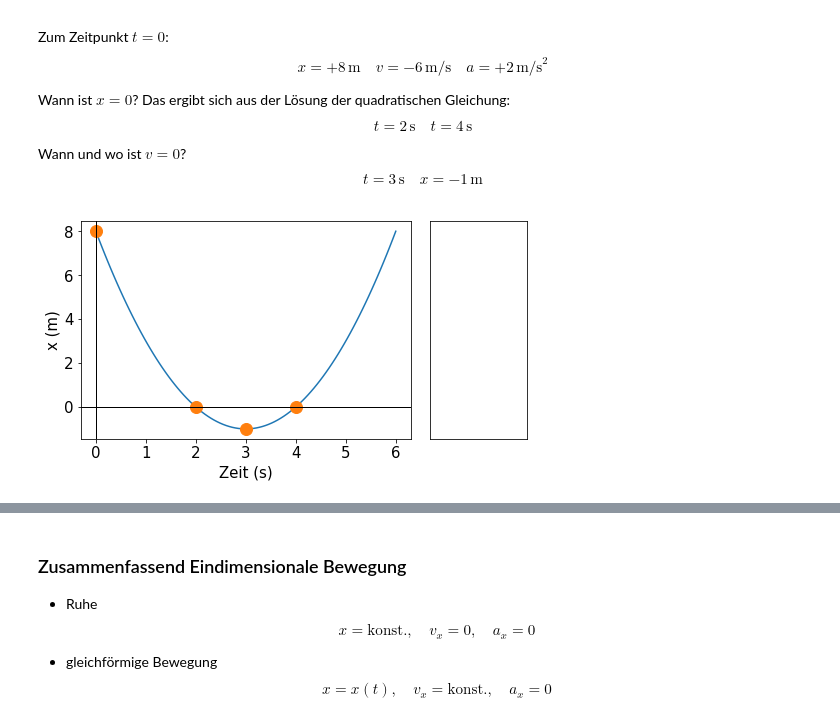
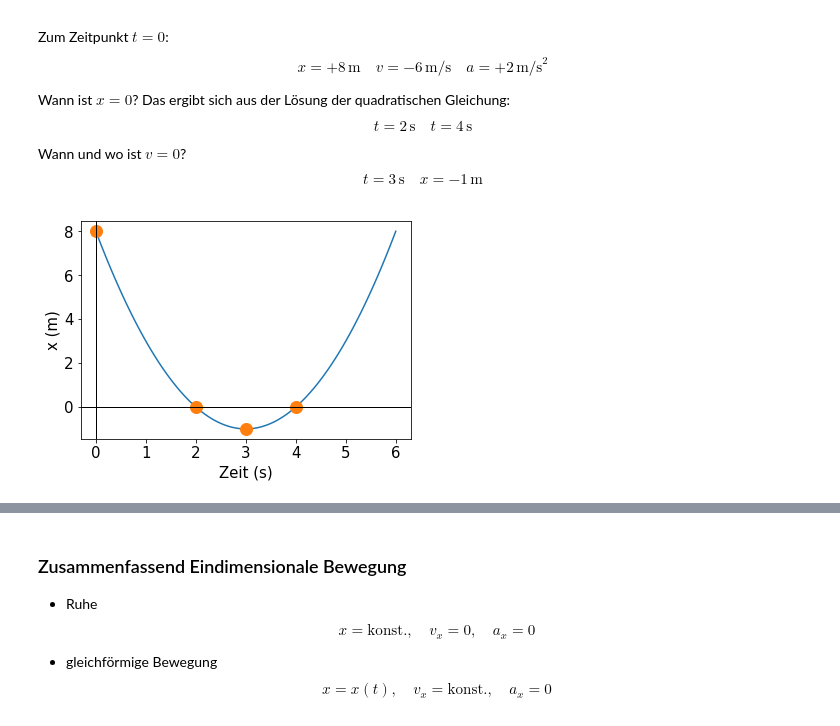
Before and after one commit to cdohl/physik1, a Jupyter notebook: 3.ipynb, the cells around one changed output, grey strips where cells are left out. Cells and saved outputs as stored; diff of their text form; code cells hidden in the pictures.

```diff
--- a/3.ipynb
+++ b/3.ipynb
@@ -195,29 +201,29 @@ $$ t=3\,\mathrm{s}\quad x=-1\,\mathrm{m}$$
 # %%
 %matplotlib inline
 import matplotlib.pyplot as plt
 import numpy as np
 mpl.rcParams['font.size'] = 15
 
 #Zeit variable
 t=np.linspace(0,6,100)
 #Gleichung
 x=8-6*t+t**2
 #Bestimmte Positionen
 ts=[0,2,4,3]
 xs=[8,0,0,-1]
 #Plotting
 plt.figure(1, figsize=(8, 4))
 ax = plt.subplot2grid((1, 4), (0, 0), colspan=3)
 ax.plot(t,x)
 ax.plot(ts,xs,'o',ms=12)
 ax.axhline(color='k',linewidth=1);ax.axvline(color='k',linewidth=1)
 ax.set_xlabel('Zeit (s)');ax.set_ylabel('x (m)');
 
-axt=plt.subplot2grid((1, 4), (0, 3))
-axt.set_xticks([]);axt.set_yticks([])
+#axt=plt.subplot2grid((1, 4), (0, 3))
+#axt.set_xticks([]);axt.set_yticks([])
 plt.show()
 # %% [output]
-[figure, old version]
+[figure, new version]
 # %% [markdown]
 ### Generelle 1D Bewegungsgleichung für Konstante Beschleunigung
 
```
Also changed, not shown: parts of 12 cells of this notebook, 1 other file.
